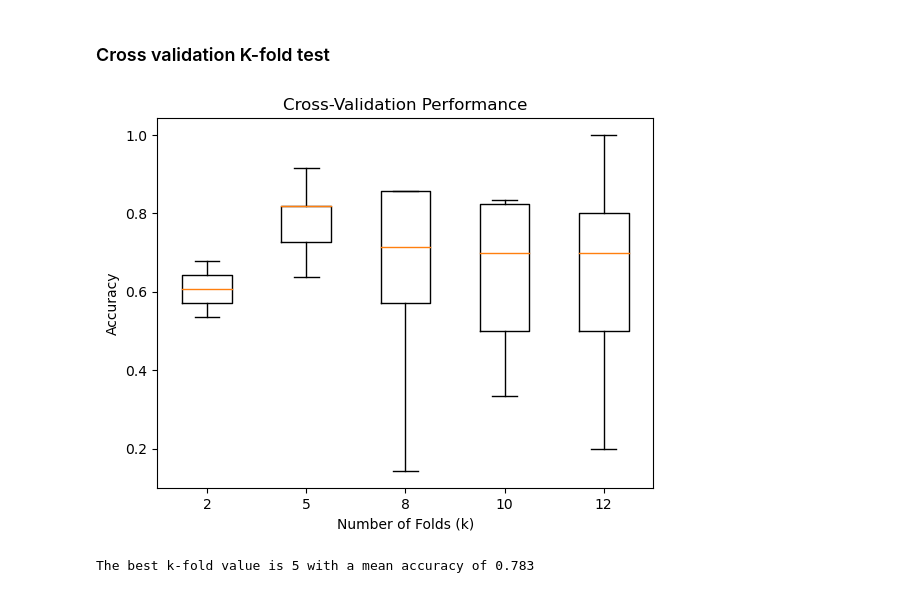
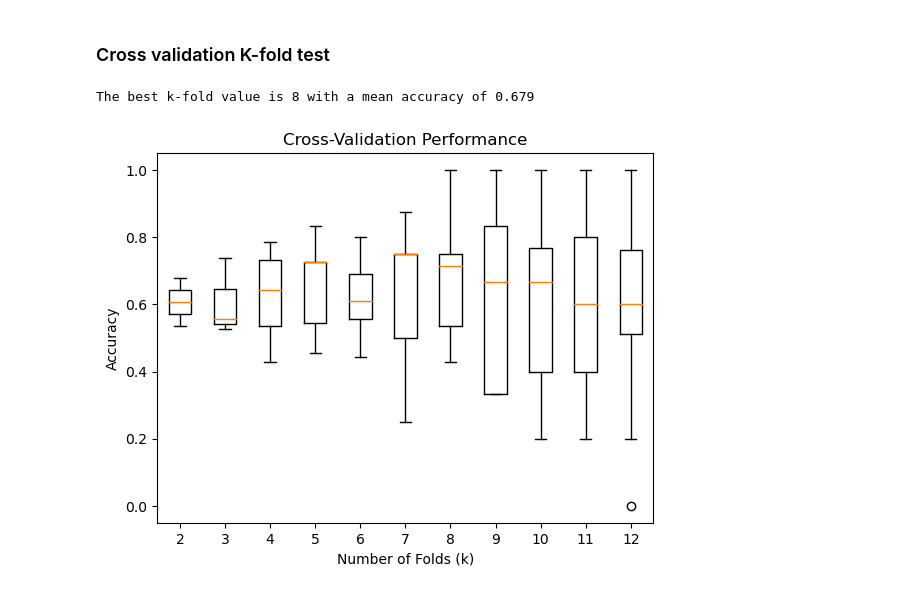
Before and after one commit to pfRijk/TM10007_ML_G1, a Jupyter notebook: assignment.ipynb, the cells around one changed output. Saved outputs shown, nothing was run; the diff lists cells and outputs as text; code cells hidden in the pictures.

Commit message:
edit kfolds and random state

```diff
--- a/assignment.ipynb
+++ b/assignment.ipynb
@@ -275,35 +275,35 @@ print("Test ROC AUC Score:",roc_auc_score(gsb.predict(X_valid), y_valid))
 ### Cross validation K-fold test
 # %%
 # Define the list of k-fold values to test
-k_values = [2, 5, 8, 10, 12]
+k_values = [2, 3, 4, 5, 6, 7, 8, 9, 10, 11, 12]
 
 # Initialize an empty list to store the cross-validation results for each k value
 cvk_results = []
 
 # Loop over the k values and perform k-fold cross-validation for each one
 for k in k_values:
     # Create a KFold object with the current k value
-    kf = KFold(n_splits=k, shuffle=True, random_state=42)
+    kf = KFold(n_splits=k, shuffle=True, random_state=10)
     # Compute the cross-validation scores for a logistic regression model using the current k-fold configuration
     scores = cross_val_score(LogisticRegression(), X_train, y_train, cv=kf, scoring='accuracy', n_jobs=-1)
     # Append the scores to the cv_results list
     cvk_results.append(scores)
-
-# Create a box plot of the cross-validation results for each k value
-plt.boxplot(cvk_results, labels=k_values)
-plt.xlabel('Number of Folds (k)')
-plt.ylabel('Accuracy')
-plt.title('Cross-Validation Performance')
-plt.show()
 
 # Find the index of the highest mean accuracy in the cvk_results list
 best_k = np.argmax([np.mean(cv_scores) for cv_scores in cvk_results])
 
 # Get the corresponding k value from the k_values list
 best_k = k_values[best_k]
 
 # Print the best k value and its mean accuracy
 print(f"The best k-fold value is {best_k} with a mean accuracy of {np.max([np.mean(cv_scores) for cv_scores in cvk_results]):.3f}")
+
+# Create a box plot of the cross-validation results for each k value
+plt.boxplot(cvk_results, labels=k_values)
+plt.xlabel('Number of Folds (k)')
+plt.ylabel('Accuracy')
+plt.title('Cross-Validation Performance')
+plt.show()
 # %% [output]
+The best k-fold value is 8 with a mean accuracy of 0.679
-[figure, old version]
+[figure, new version]
-The best k-fold value is 5 with a mean accuracy of 0.783
```
Also changed, not shown: parts of 2 cells of this notebook.
